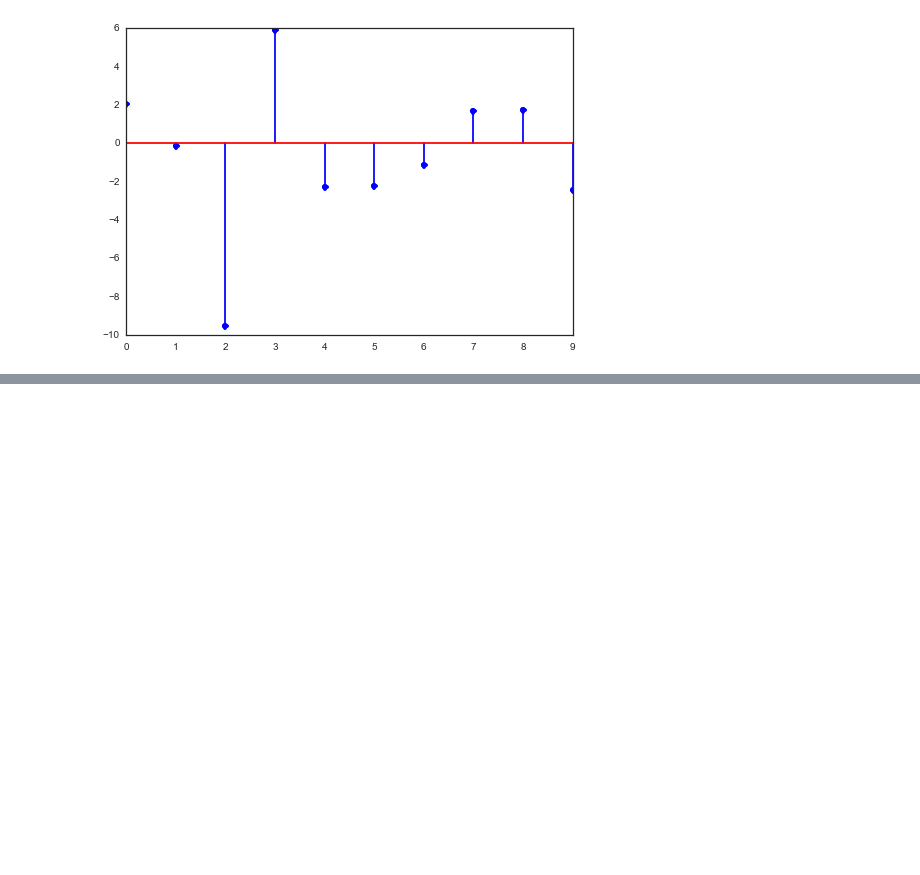
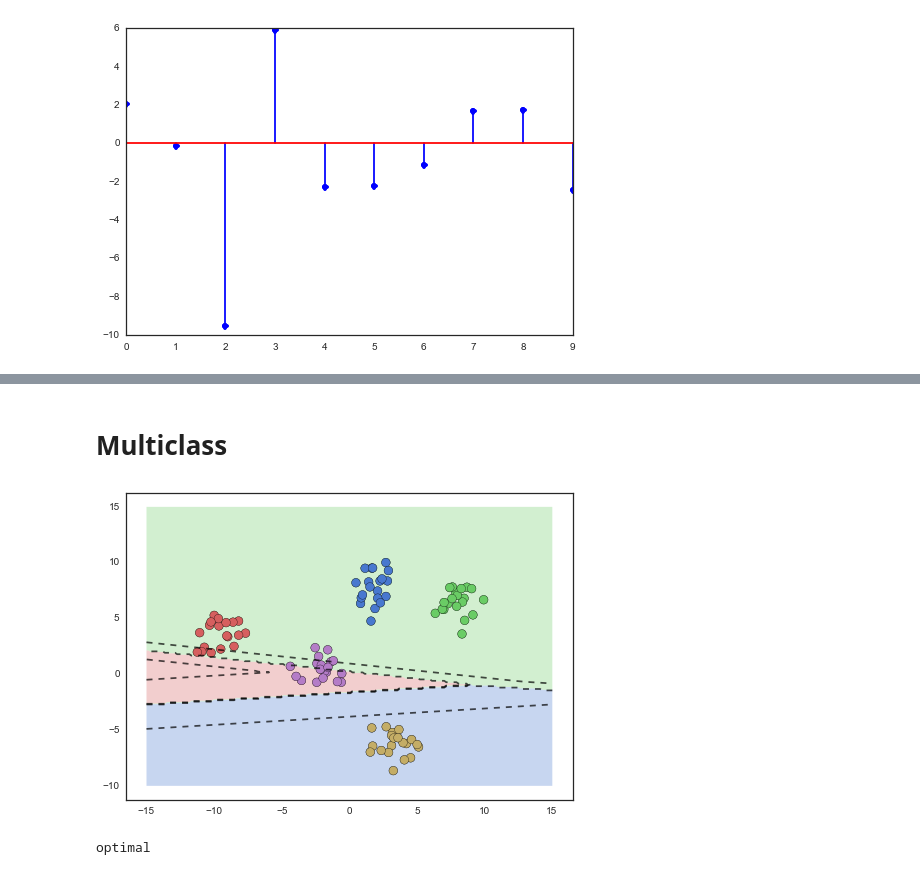
Before and after one commit to icme/cme252-optimization, a Jupyter notebook: lectures/svm/poly_svm1.ipynb, the cells around one changed output, grey strips where cells are left out. Saved outputs shown, nothing was run; the diff lists cells and outputs as text; code cells hidden in the pictures; blank space fills up the shorter version.

Commit message:
polynomial multiclass SVM code working!

```diff
--- a/lectures/svm/poly_svm1.ipynb
+++ b/lectures/svm/poly_svm1.ipynb
@@ -142,0 +129,12 @@ myplot(X, y, 3, w, margin=True, line_alpha=.5)
+# %% [markdown]
+# Multiclass
+# %%
+# pretty ones: centers/state:
+# 4, 10
+# 4, 111
+
+X, y = make_blobs(100, centers=5,random_state=20)
+w = np.random.randn(3,3)
+myplot(X, y, 1, w)
+# %% [output]
+[figure, added]
@@ -142,0 +149,21 @@ myplot(X, y, 3, w, margin=True, line_alpha=.5)
+# %%
+W = Variable(n, k) # each column of W gives an affine classifier
+P = Z*W # examples by predictions matrix
+
+# need to constrain constant values (b) somehow
+# have them sum to zero
+obj = 0
+constr = [sum(W[:,i] for i in range(k)) == 0]
+# for each class
+for i, label in enumerate(y):
+    others = (P[i, j] for j in range(k) if j != label)
+    obj += hinge(P[i, label] - max_elemwise(*others)) # but we need to unpack the columns
+
+obj += 1*norm(W[1:,:],'fro')
+prob = Problem(Minimize(obj), constr)
+prob.solve()
+
+W = np.array(W.value)
+print prob.status
+# %% [output]
+optimal
```
Also changed, not shown: parts of 10 cells of this notebook, 2 other files.
